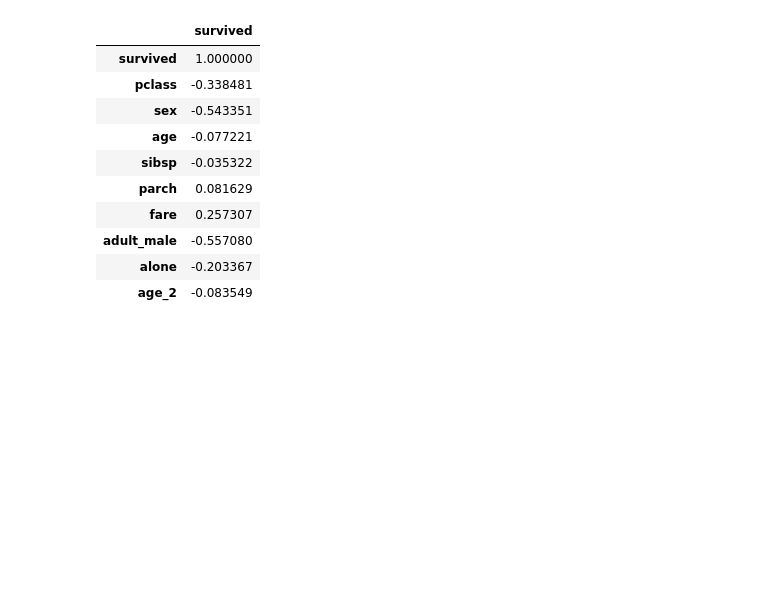
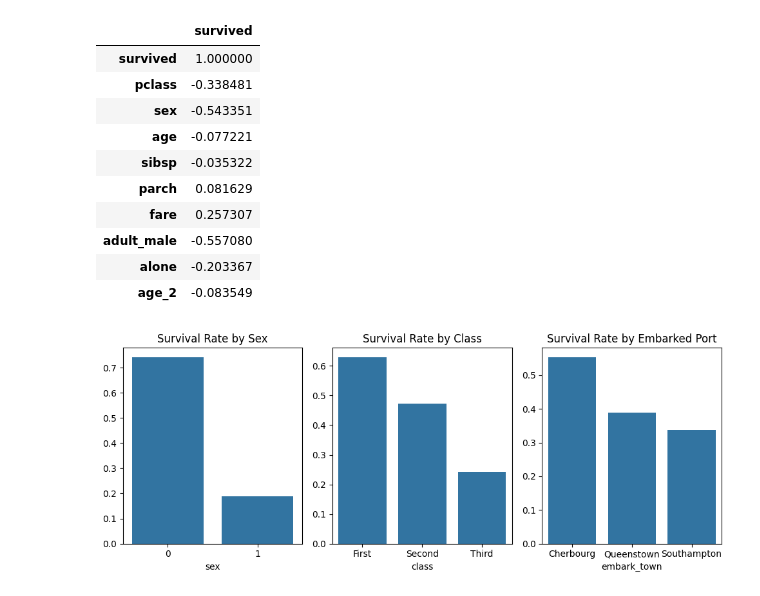
Before and after one commit to shahriyarsharbatdar/Titanic, a Jupyter notebook: Titanic_survive.ipynb, the cells around one changed output. Drawn from its saved outputs; the diff is of its cells as text; code cells hidden in the pictures; blank space fills up the shorter version.

Commit message:
survived plots

```diff
--- a/Titanic_survive.ipynb
+++ b/Titanic_survive.ipynb
@@ -414,3 +414,35 @@ df.corr(numeric_only=True)[['survived']].style.background_gradient('coolwarm_r')
 | adult_male | -0.557080 |
 | alone | -0.203367 |
 | age_2 | -0.083549 |
+# %%
+import matplotlib.pyplot as plt
+
+# Calculate survival rate by sex
+survival_by_sex = df.groupby('sex', observed=True)['survived'].mean()
+
+# Calculate survival rate by class
+survival_by_class = df.groupby('class', observed=True)['survived'].mean()
+
+# Calculate survival rate by embarked port
+survival_by_embark = df.groupby('embark_town', observed=True)['survived'].mean()
+
+# Plot survival rate by sex
+plt.figure(figsize=(10, 4))
+plt.subplot(1, 3, 1)
+sns.barplot(x=survival_by_sex.index, y=survival_by_sex.values)
+plt.title('Survival Rate by Sex')
+
+# Plot survival rate by class
+plt.subplot(1, 3, 2)
+sns.barplot(x=survival_by_class.index, y=survival_by_class.values)
+plt.title('Survival Rate by Class')
+
+# Plot survival rate by embarked port
+plt.subplot(1, 3, 3)
+sns.barplot(x=survival_by_embark.index, y=survival_by_embark.values)
+plt.title('Survival Rate by Embarked Port')
+
+plt.tight_layout()
+plt.show()
+# %% [output]
+[figure, added]
```
